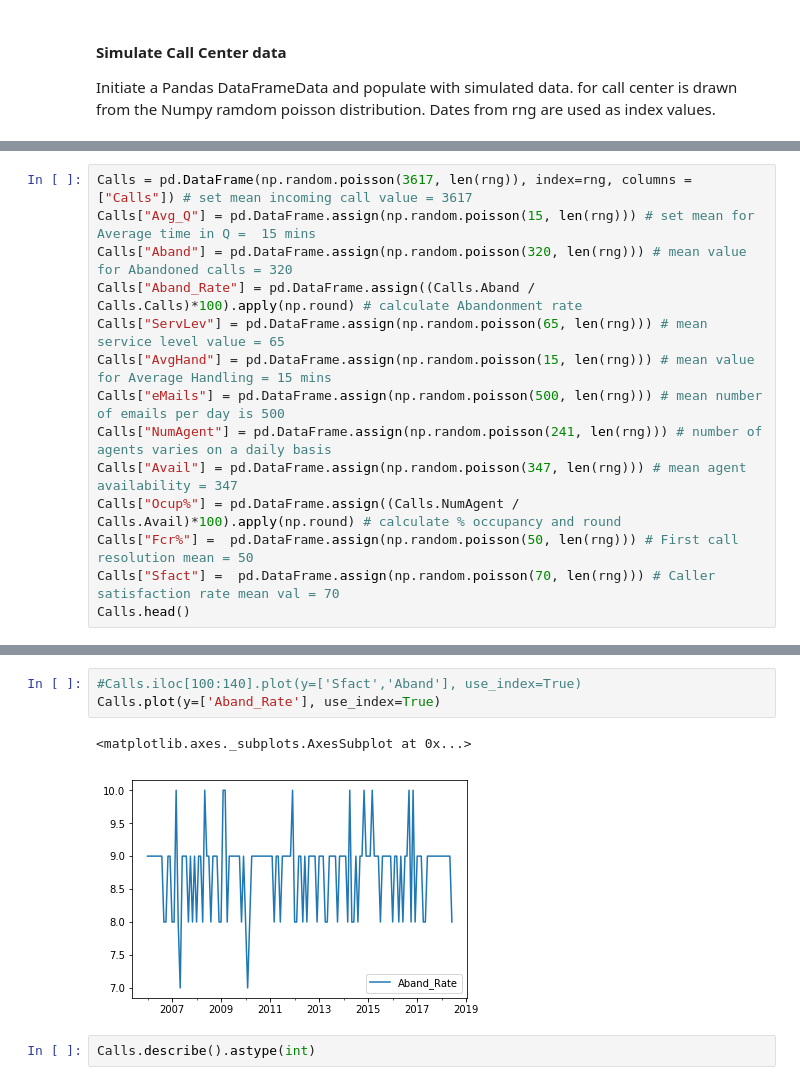
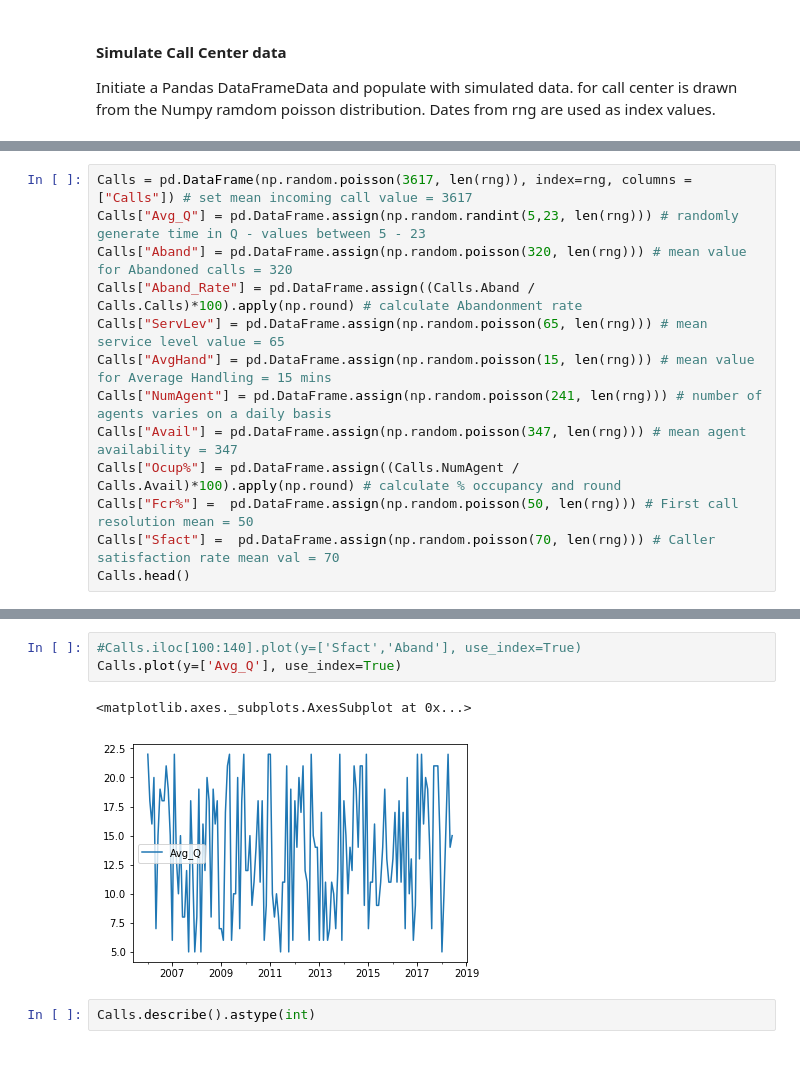
Before and after one commit to eamonnofarrell/Programming_Project, a Jupyter notebook: Prog_Project.ipynb, the cells around one changed output, grey strips where cells are left out. Cells and saved outputs as stored; diff of their text form.

```diff
--- a/Prog_Project.ipynb
+++ b/Prog_Project.ipynb
@@ -79,11 +90,10 @@ Initiate a Pandas DataFrameData and populate with simulated data. for call cente
 # %%
 Calls = pd.DataFrame(np.random.poisson(3617, len(rng)), index=rng, columns = ["Calls"]) # set mean incoming call value = 3617
-Calls["Avg_Q"] = pd.DataFrame.assign(np.random.poisson(15, len(rng))) # set mean for Average time in Q =  15 mins
+Calls["Avg_Q"] = pd.DataFrame.assign(np.random.randint(5,23, len(rng))) # randomly generate time in Q - values between 5 - 23
 Calls["Aband"] = pd.DataFrame.assign(np.random.poisson(320, len(rng))) # mean value for Abandoned calls = 320
 Calls["Aband_Rate"] = pd.DataFrame.assign((Calls.Aband / Calls.Calls)*100).apply(np.round) # calculate Abandonment rate
 Calls["ServLev"] = pd.DataFrame.assign(np.random.poisson(65, len(rng))) # mean service level value = 65
 Calls["AvgHand"] = pd.DataFrame.assign(np.random.poisson(15, len(rng))) # mean value for Average Handling = 15 mins
-Calls["eMails"] = pd.DataFrame.assign(np.random.poisson(500, len(rng))) # mean number of emails per day is 500
 Calls["NumAgent"] = pd.DataFrame.assign(np.random.poisson(241, len(rng))) # number of agents varies on a daily basis
 Calls["Avail"] = pd.DataFrame.assign(np.random.poisson(347, len(rng))) # mean agent availability = 347
 Calls["Ocup%"] = pd.DataFrame.assign((Calls.NumAgent / Calls.Avail)*100).apply(np.round) # calculate % occupancy and round
@@ -100,9 +110,9 @@ Calls.head()
 # %%
 #Calls.iloc[100:140].plot(y=['Sfact','Aband'], use_index=True)
-Calls.plot(y=['Aband_Rate'], use_index=True)
+Calls.plot(y=['Avg_Q'], use_index=True)
 # %% [output]
 <matplotlib.axes._subplots.AxesSubplot at 0x...>
-[figure, old version]
+[figure, new version]
 # %%
 Calls.describe().astype(int)
 # %% [output]
```
Also changed, not shown: parts of 4 cells of this notebook.
